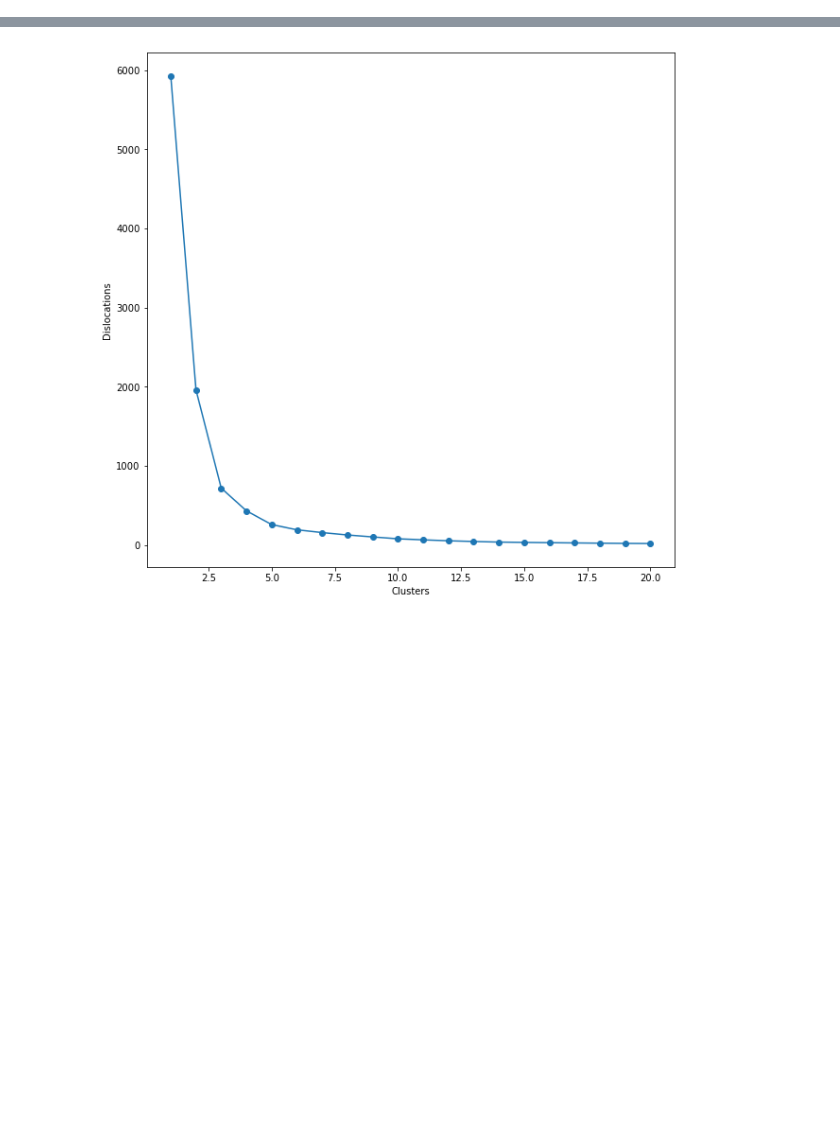
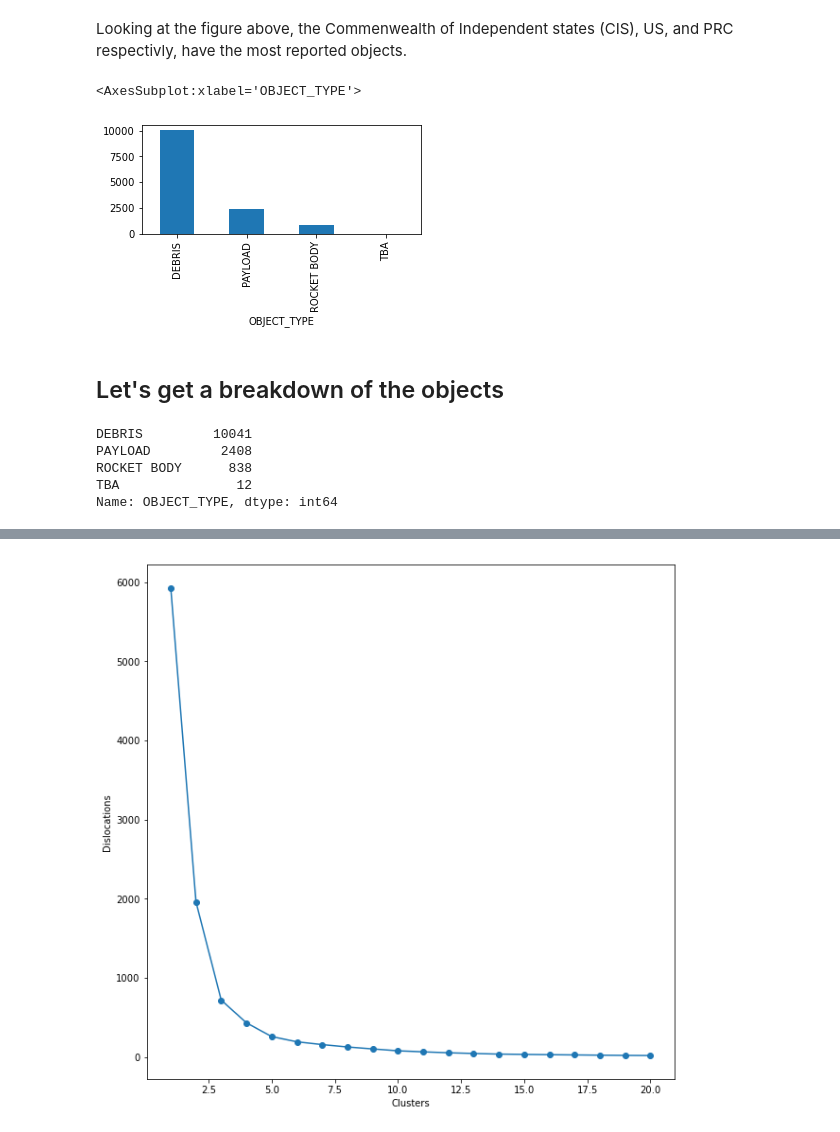
Before and after one commit to dkolosa/SpaceDebrisClassifier, a Jupyter notebook: SPclassifier.ipynb, the cells around one changed output, grey strips where cells are left out. Cells and saved outputs as stored; diff of their text form; code cells hidden in the pictures; blank space fills up the shorter version.

```diff
--- a/SPclassifier.ipynb
+++ b/SPclassifier.ipynb
@@ -168,0 +118,18 @@ obj_labl.head()
+# %% [markdown]
+Looking at the figure above, the Commenwealth of Independent states (CIS), US, and PRC respectivly, have the most reported objects.
+# %%
+dfobjects = dataset.groupby(['OBJECT_TYPE'])['OBJECT_TYPE'].count()
+dfobjects.plot(kind='bar', figsize=(5,2))
+# %% [output]
+<AxesSubplot:xlabel='OBJECT_TYPE'>
+[figure, added]
+# %% [markdown]
+## Let's get a breakdown of the objects
+# %%
+dataset['OBJECT_TYPE'].value_counts()
+# %% [output]
+DEBRIS         10041
+PAYLOAD         2408
+ROCKET BODY      838
+TBA               12
+Name: OBJECT_TYPE, dtype: int64
```
Also changed, not shown: parts of 35 cells of this notebook, 3 other files.
